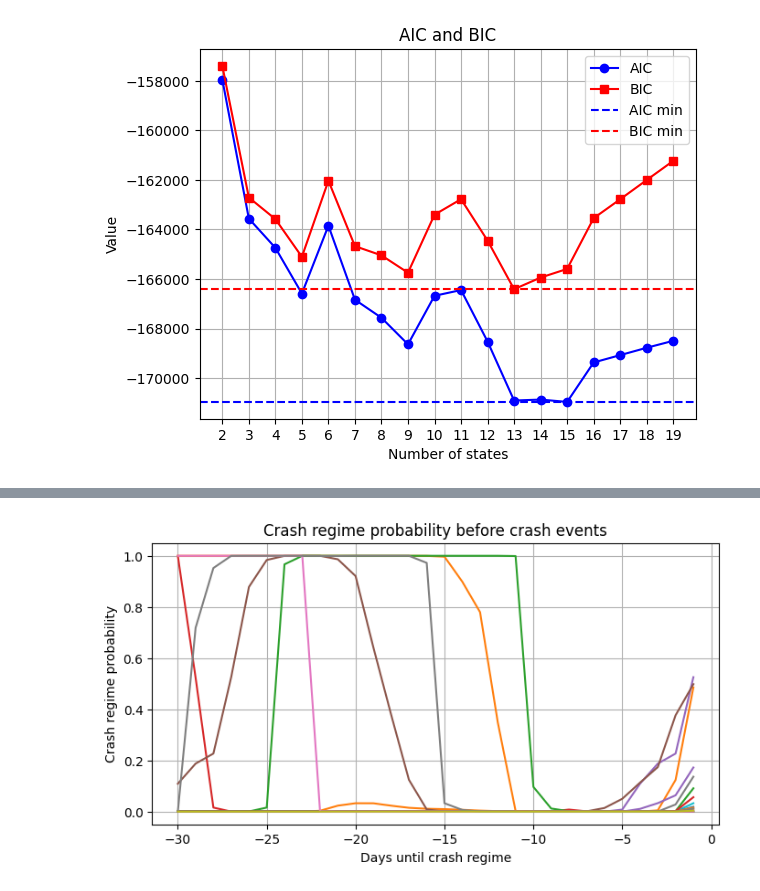
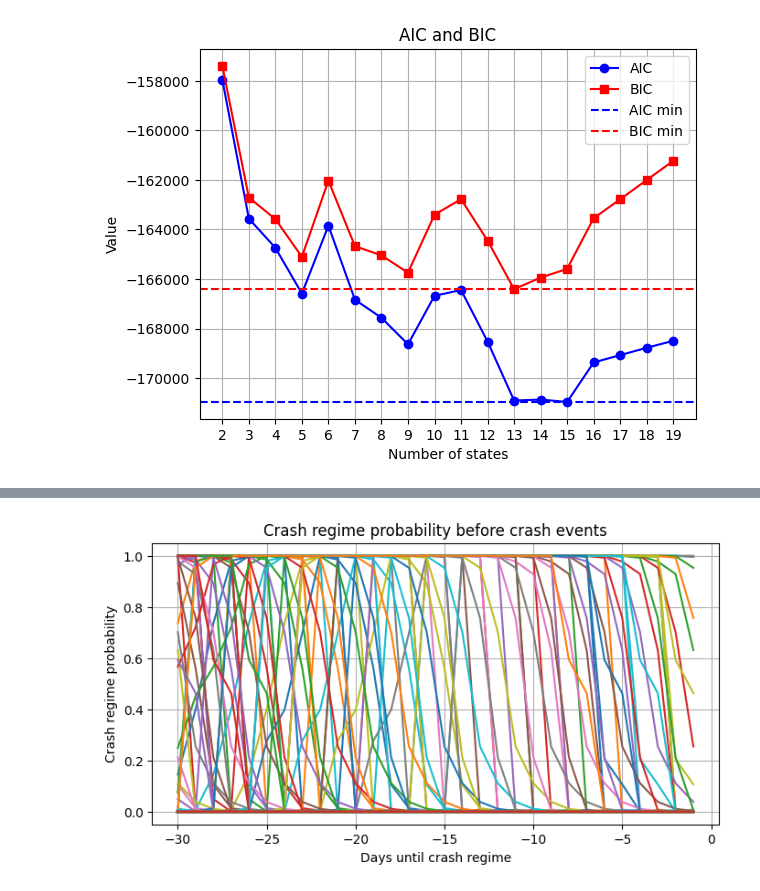
Before and after one commit to SigmaFlowX/Hidden-Markov-Model-for-Regime-Detection, a Jupyter notebook: notebooks/hmm_regime_detection.ipynb, the cells around one changed output, grey strips where cells are left out. Drawn from its saved outputs; the diff is of its cells as text; code cells hidden in the pictures.

Commit message:
improved visuals

```diff
--- a/notebooks/hmm_regime_detection.ipynb
+++ b/notebooks/hmm_regime_detection.ipynb
@@ -166,27 +165,27 @@ print(df)
 # %%
-crash_regime = 1
+crash_regime = 2
 probs = model.predict_proba(X)
 crash_prob = probs[:, crash_regime]
 candles["crash_prob"] = crash_prob
 
 plt.figure(figsize=(8, 4))
 crash_starts = []
 for i in range(1, len(regimes)):
     if regimes[i] == 1 and regimes[i-1] != 1:
         crash_starts.append(i)
 
 window = 30
 for index in crash_starts:
     start = max(0, index-window)
     end = index
 
     plt.plot(range(-(end-start), 0), crash_prob[start:end])
 
 plt.xlabel("Days until crash regime")
 plt.ylabel("Crash regime probability")
 plt.title("Crash regime probability before crash events")
 plt.grid()
 
 plt.show()
 # %% [output]
-[figure, old version]
+[figure, new version]
```
Also changed, not shown: parts of 4 cells of this notebook.
